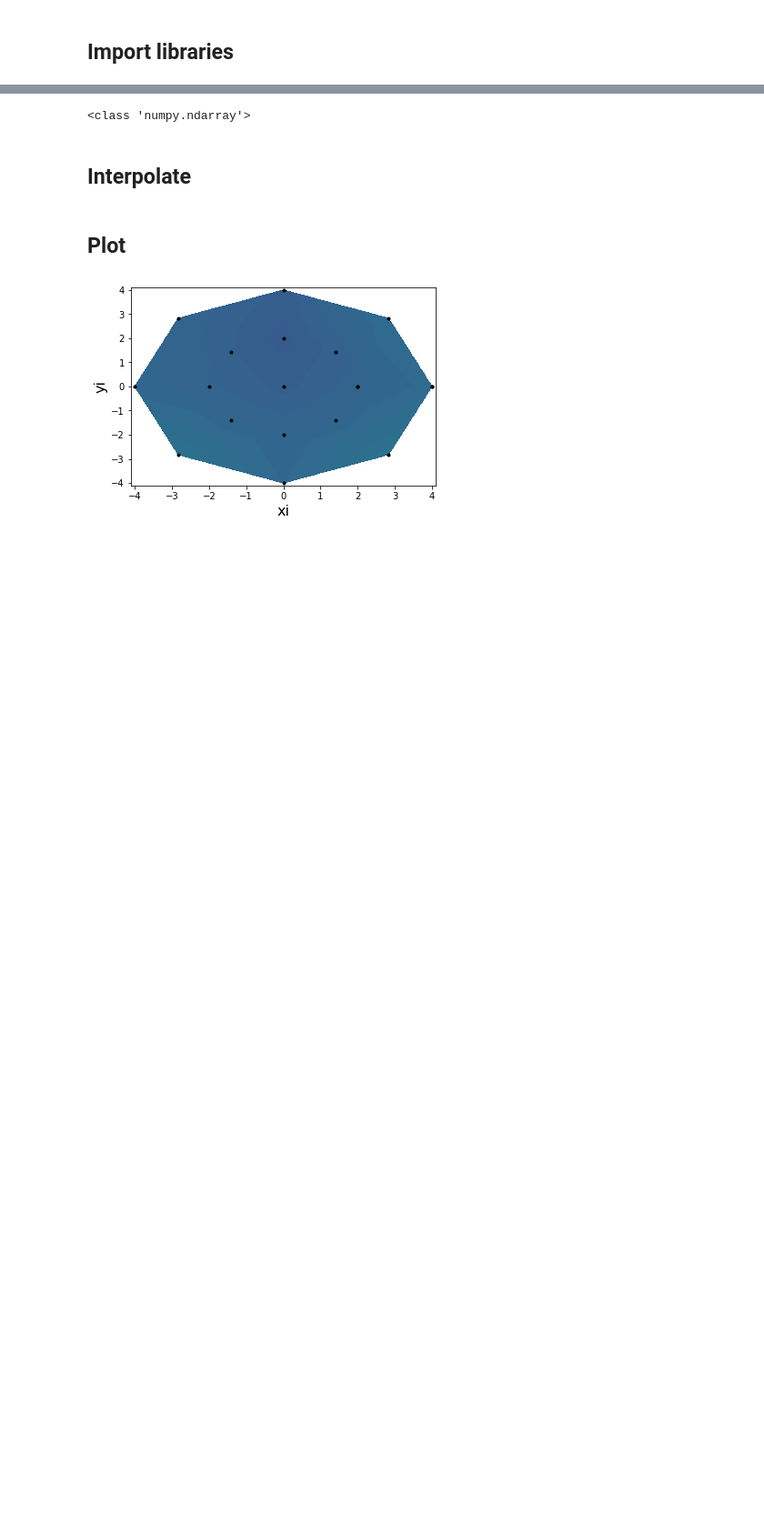
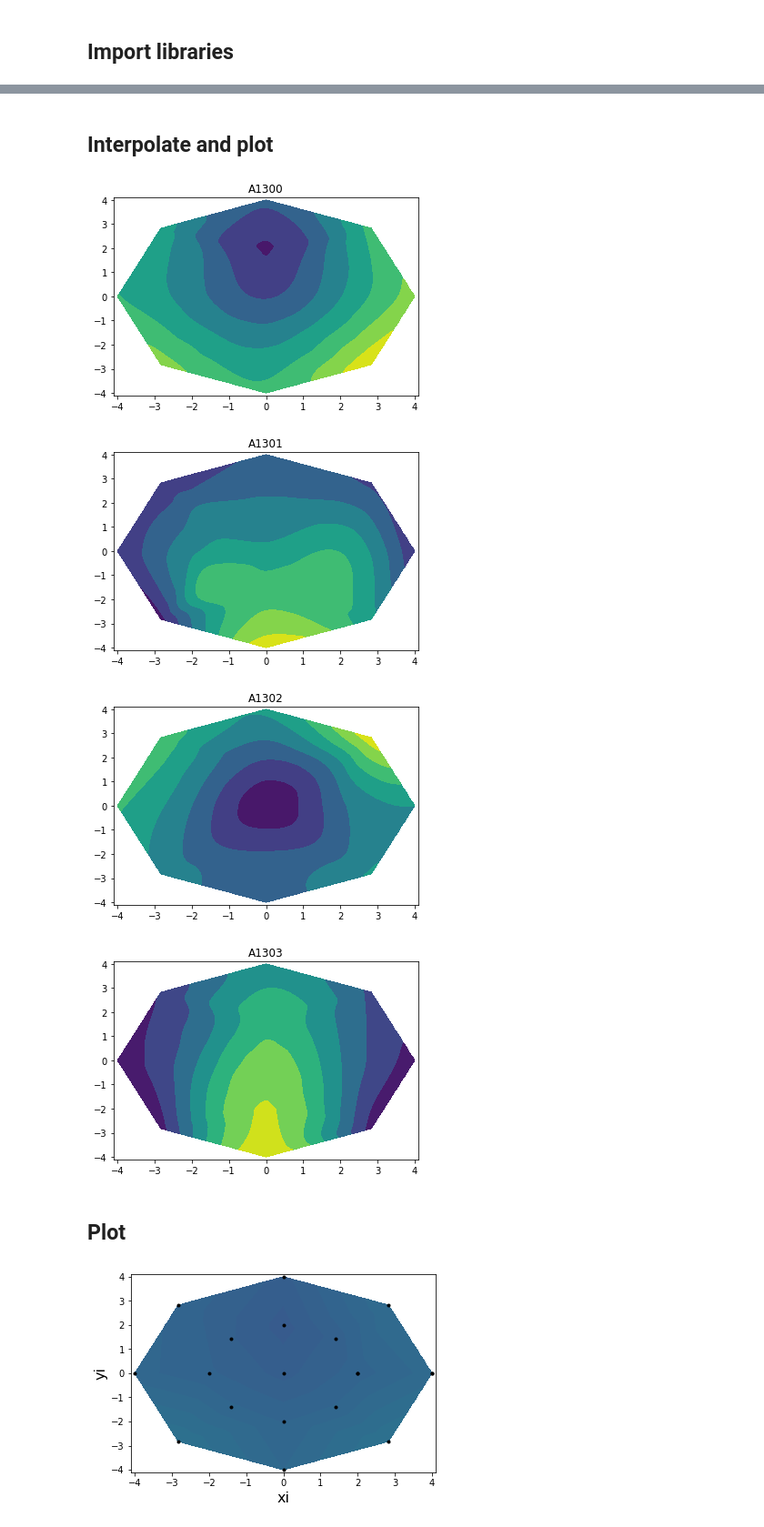
Before and after one commit to orlando-trejo/Dasgroupta, a Jupyter notebook: Ellipsometry/wafer_map.ipynb, the cells around one changed output, grey strips where cells are left out. Shown at 91% size. Drawn from its saved outputs; the diff is of its cells as text; code cells hidden in the pictures; blank space fills up the shorter version.

Commit message:
uploaded data file and updated notebook

```diff
--- a/Ellipsometry/wafer_map.ipynb
+++ b/Ellipsometry/wafer_map.ipynb
@@ -16 +15,22 @@ data = pd.read_excel('first_dataset.xlsx')
+# %%
+# Import raw data from excel file and collect sheet names
+data = pd.ExcelFile('20180514_ZnO_SnO2.xlsx')
+samples = data.sheet_names
+
+# Get x and y coordinates from ellipsometry map
+df = pd.read_excel(data, sheetname=samples[0])
+coords = df['Position (cm)']
+x = [float((re.findall(r"[-+]?\d*\.*\d+", coords[i])[0])) for i in range(5, len(coords))]
+y = [float((re.findall(r"[-+]?\d*\.*\d+", coords[i])[1])) for i in range(5, len(coords))]
+
+# Get column name with thickness
+col_name = df.columns[2]
+
+# Initialize data frame with x and y
+df = pd.DataFrame({'x':x, 'y':y})
+
+# Update data frame with thickness columns
+for sample in samples:
+    thickness = pd.read_excel(data, sheetname=sample)[col_name]
+    df[sample] =  thickness[5:len(thickness)].reset_index(drop=True)
 # %% [markdown]
@@ -18,17 +38,24 @@ data = pd.read_excel('first_dataset.xlsx')
 # %%
-# target grid to interpolate to
-x = data.X.values
-y = data.Y.values
-z = data.A1212.values
-print(type(x))
-xi = yi = np.arange(-4.1,4.1,0.01)
+# target grid for interpolation
+xi = yi = np.arange(min(x)-0.1,max(x)+0.1,0.01)
 xi,yi = np.meshgrid(xi,yi)
-# %% [output]
-<class 'numpy.ndarray'>
 # %% [markdown]
-## Interpolate
+## Interpolate and plot
-# %%
-zi = griddata((x,y),z,(xi,yi),method='linear')
+# %%
+#fig, ax = plt.subplots(nrows=2, ncols=2)
+
+# Interpolate using three different methods and plot
+for i in range(0, len(samples)):
+    zi = griddata((x, y), df[samples[i]], (xi, yi), method='cubic')
+    #r, c = (i) // 2, (i) % 2
+    plt.contourf(xi, yi, zi)
+    plt.title(samples[i])
+    plt.show()
+# %% [output]
+[figure, added]
+[figure, added]
+[figure, added]
+[figure, added]
 # %% [markdown]
 ## Plot
 # %%
```
Also changed, not shown: parts of 13 cells of this notebook, 1 other file.
